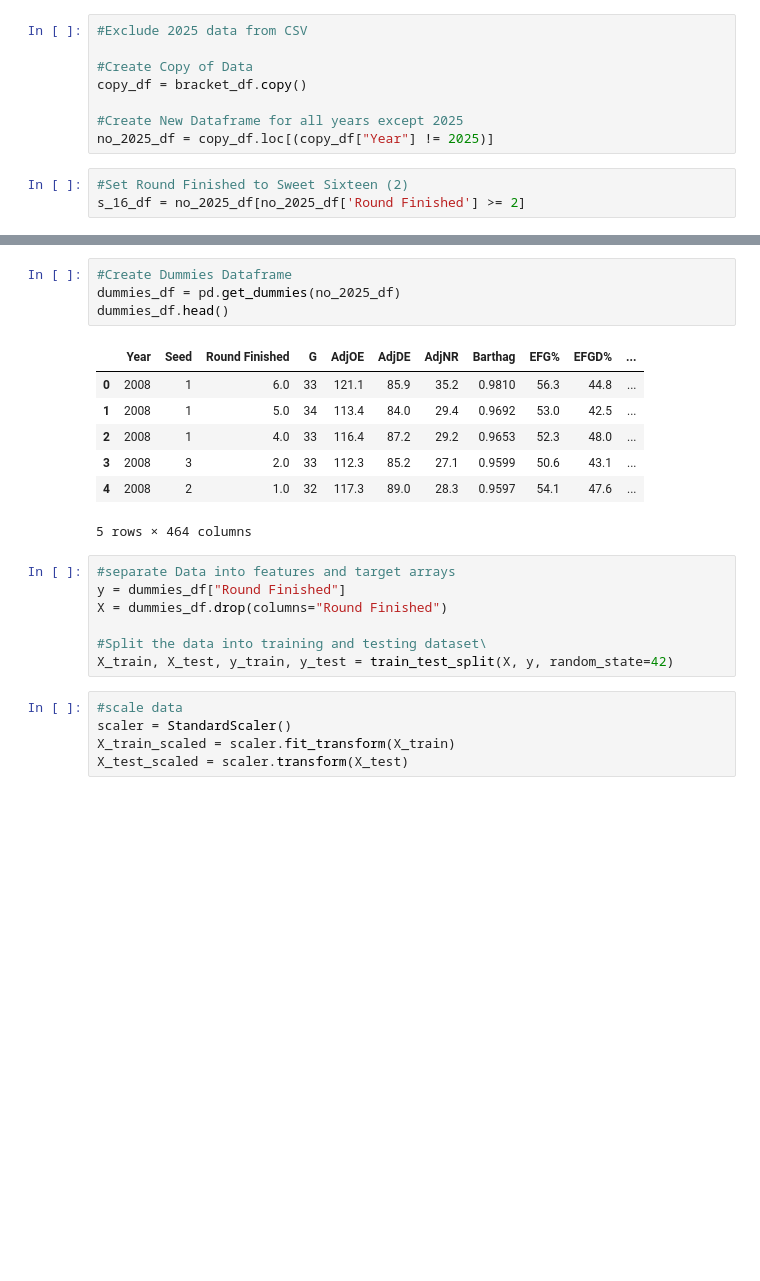
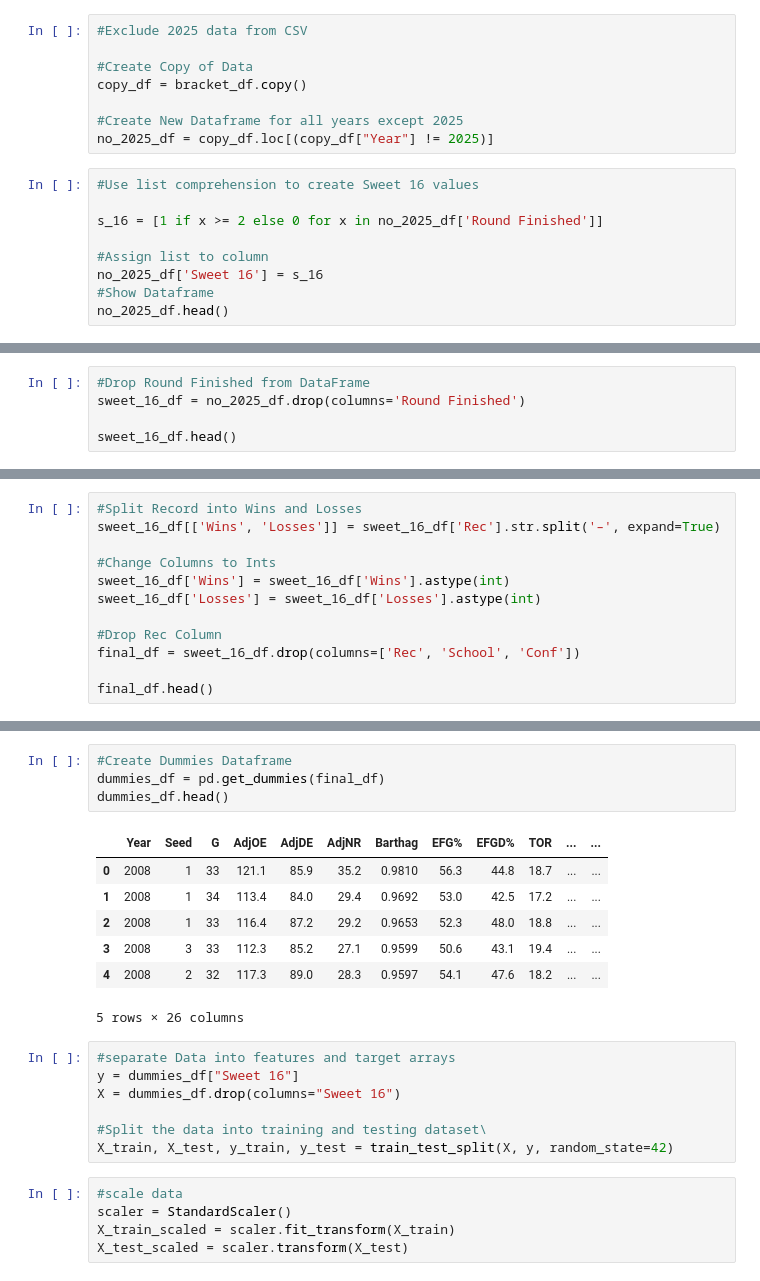
Before and after one commit to makennavick/march-madness-project, a Jupyter notebook: Logistic_Regression_model.ipynb, the cells around one changed output, grey strips where cells are left out. Saved outputs shown, nothing was run; the diff lists cells and outputs as text; blank space fills up the shorter version.

```diff
--- a/Logistic_Regression_model.ipynb
+++ b/Logistic_Regression_model.ipynb
@@ -28,6 +28,12 @@ copy_df = bracket_df.copy()
 #Create New Dataframe for all years except 2025
 no_2025_df = copy_df.loc[(copy_df["Year"] != 2025)]
 # %%
-#Set Round Finished to Sweet Sixteen (2)
-s_16_df = no_2025_df[no_2025_df['Round Finished'] >= 2]
+#Use list comprehension to create Sweet 16 values
+
+s_16 = [1 if x >= 2 else 0 for x in no_2025_df['Round Finished']]
+
+#Assign list to column
+no_2025_df['Sweet 16'] = s_16
+#Show Dataframe
+no_2025_df.head()
 # %% [output]
@@ -46,0 +52,5 @@ s_16_df = no_2025_df[no_2025_df['Round Finished'] >= 2]
+# %%
+#Drop Round Finished from DataFrame
+sweet_16_df = no_2025_df.drop(columns='Round Finished')
+
+sweet_16_df.head()
@@ -46,0 +65,12 @@ s_16_df = no_2025_df[no_2025_df['Round Finished'] >= 2]
+# %%
+#Split Record into Wins and Losses
+sweet_16_df[['Wins', 'Losses']] = sweet_16_df['Rec'].str.split('–', expand=True)
+
+#Change Columns to Ints
+sweet_16_df['Wins'] = sweet_16_df['Wins'].astype(int)
+sweet_16_df['Losses'] = sweet_16_df['Losses'].astype(int)
+
+#Drop Rec Column
+final_df = sweet_16_df.drop(columns=['Rec', 'School', 'Conf'])
+
+final_df.head()
@@ -47,19 +85,19 @@ s_16_df = no_2025_df[no_2025_df['Round Finished'] >= 2]
 # %%
 #Create Dummies Dataframe
-dummies_df = pd.get_dummies(no_2025_df)
+dummies_df = pd.get_dummies(final_df)
 dummies_df.head()
 # %% [output]
-|  | Year | Seed | Round Finished | G | AdjOE | AdjDE | AdjNR | Barthag | EFG% | EFGD% | ... |
-| 0 | 2008 | 1 | 6.0 | 33 | 121.1 | 85.9 | 35.2 | 0.9810 | 56.3 | 44.8 | ... |
-| 1 | 2008 | 1 | 5.0 | 34 | 113.4 | 84.0 | 29.4 | 0.9692 | 53.0 | 42.5 | ... |
-| 2 | 2008 | 1 | 4.0 | 33 | 116.4 | 87.2 | 29.2 | 0.9653 | 52.3 | 48.0 | ... |
-| 3 | 2008 | 3 | 2.0 | 33 | 112.3 | 85.2 | 27.1 | 0.9599 | 50.6 | 43.1 | ... |
-| 4 | 2008 | 2 | 1.0 | 32 | 117.3 | 89.0 | 28.3 | 0.9597 | 54.1 | 47.6 | ... |
+|  | Year | Seed | G | AdjOE | AdjDE | AdjNR | Barthag | EFG% | EFGD% | TOR | ... | ... |
+| 0 | 2008 | 1 | 33 | 121.1 | 85.9 | 35.2 | 0.9810 | 56.3 | 44.8 | 18.7 | ... | ... |
+| 1 | 2008 | 1 | 34 | 113.4 | 84.0 | 29.4 | 0.9692 | 53.0 | 42.5 | 17.2 | ... | ... |
+| 2 | 2008 | 1 | 33 | 116.4 | 87.2 | 29.2 | 0.9653 | 52.3 | 48.0 | 18.8 | ... | ... |
+| 3 | 2008 | 3 | 33 | 112.3 | 85.2 | 27.1 | 0.9599 | 50.6 | 43.1 | 19.4 | ... | ... |
+| 4 | 2008 | 2 | 32 | 117.3 | 89.0 | 28.3 | 0.9597 | 54.1 | 47.6 | 18.2 | ... | ... |
-5 rows × 464 columns
+5 rows × 26 columns
 # %%
 #separate Data into features and target arrays
-y = dummies_df["Round Finished"]
-X = dummies_df.drop(columns="Round Finished")
+y = dummies_df["Sweet 16"]
+X = dummies_df.drop(columns="Sweet 16")
 
 #Split the data into training and testing dataset\
 X_train, X_test, y_train, y_test = train_test_split(X, y, random_state=42)
```
Also changed, not shown: parts of 10 cells of this notebook, 2 other files.
